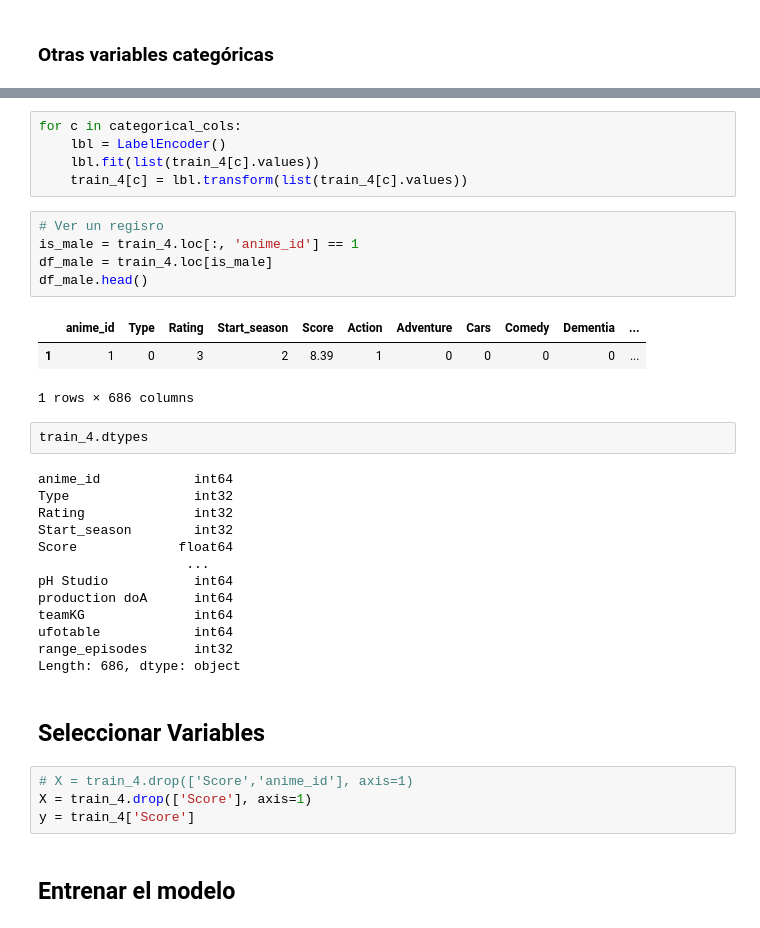
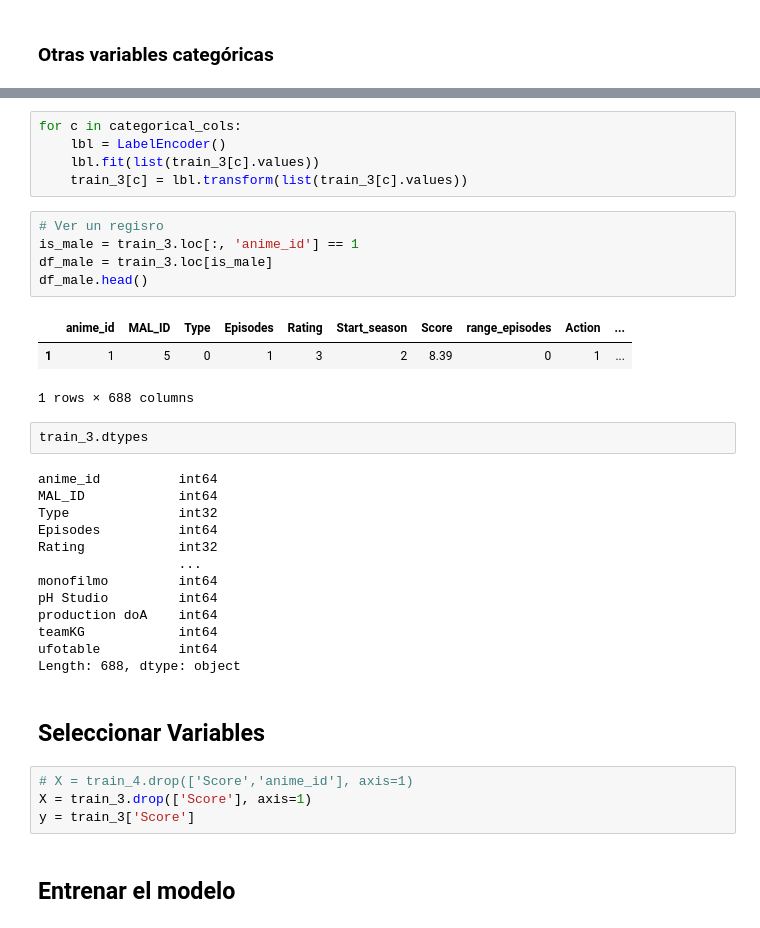
Before and after one commit to Cgarciaz/Machine_Learning, a Jupyter notebook: src/notebooks/modelos_ML.ipynb, the cells around one changed output, grey strips where cells are left out. Saved outputs shown, nothing was run; the diff lists cells and outputs as text.

```diff
--- a/src/notebooks/modelos_ML.ipynb
+++ b/src/notebooks/modelos_ML.ipynb
@@ -177,38 +183,38 @@ categorical_cols
 # %%
 for c in categorical_cols:
     lbl = LabelEncoder()
-    lbl.fit(list(train_4[c].values))
-    train_4[c] = lbl.transform(list(train_4[c].values))
+    lbl.fit(list(train_3[c].values))
+    train_3[c] = lbl.transform(list(train_3[c].values))
 # %%
 # Ver un regisro
-is_male = train_4.loc[:, 'anime_id'] == 1
-df_male = train_4.loc[is_male]
+is_male = train_3.loc[:, 'anime_id'] == 1
+df_male = train_3.loc[is_male]
 df_male.head()
 # %% [output]
-|  | anime_id | Type | Rating | Start_season | Score | Action | Adventure | Cars | Comedy | Dementia | ... |
-| 1 | 1 | 0 | 3 | 2 | 8.39 | 1 | 0 | 0 | 0 | 0 | ... |
+|  | anime_id | MAL_ID | Type | Episodes | Rating | Start_season | Score | range_episodes | Action | ... |
+| 1 | 1 | 5 | 0 | 1 | 3 | 2 | 8.39 | 0 | 1 | ... |
-1 rows × 686 columns
+1 rows × 688 columns
 # %%
-train_4.dtypes
+train_3.dtypes
 # %% [output]
-anime_id            int64
-Type                int32
-Rating              int32
-Start_season        int32
-Score             float64
-                   ...
-pH Studio           int64
-production doA      int64
-teamKG              int64
-ufotable            int64
-range_episodes      int32
-Length: 686, dtype: object
+anime_id          int64
+MAL_ID            int64
+Type              int32
+Episodes          int64
+Rating            int32
+                  ...
+monofilmo         int64
+pH Studio         int64
+production doA    int64
+teamKG            int64
+ufotable          int64
+Length: 688, dtype: object
 # %% [markdown]
 ## Seleccionar Variables
 # %%
 # X = train_4.drop(['Score','anime_id'], axis=1)
-X = train_4.drop(['Score'], axis=1)
-y = train_4['Score']
+X = train_3.drop(['Score'], axis=1)
+y = train_3['Score']
 # %% [markdown]
 ## Entrenar el modelo
 # %%
```
Also changed, not shown: parts of 7 cells of this notebook.
